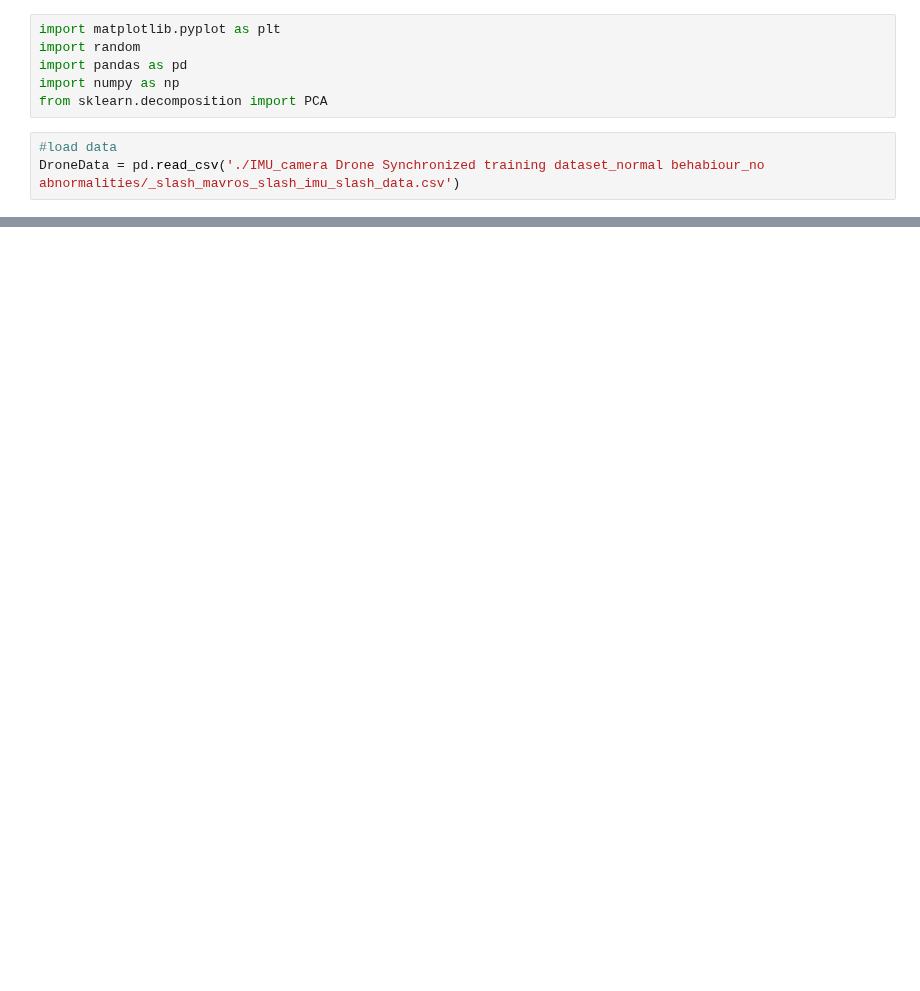
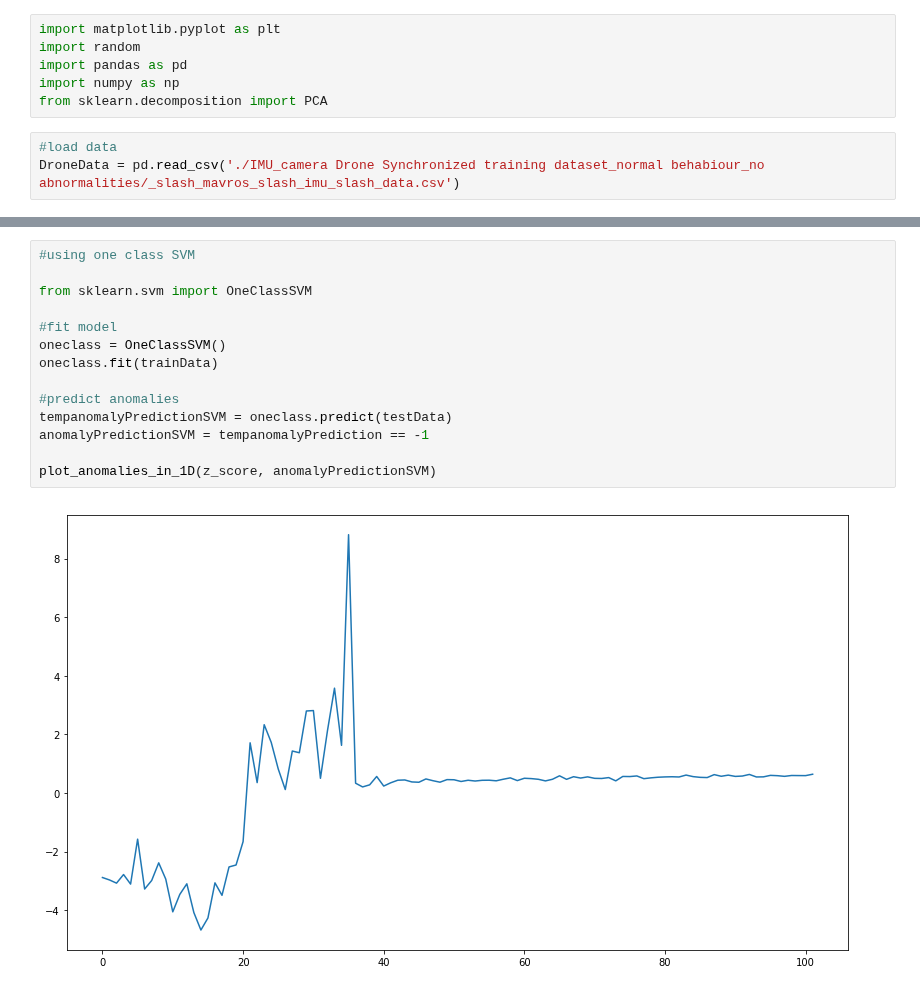
Before and after one commit to pratikluitel/SP-Cup, a Jupyter notebook: testingAlgos.ipynb, the cells around one changed output, grey strips where cells are left out. Drawn from its saved outputs; the diff is of its cells as text; blank space fills up the shorter version.

```diff
--- a/testingAlgos.ipynb
+++ b/testingAlgos.ipynb
@@ -64,0 +68,16 @@ plot_anomalies_in_1D(z_score, anomalyPrediction)
+# %%
+#using one class SVM
+
+from sklearn.svm import OneClassSVM
+
+#fit model
+oneclass = OneClassSVM()
+oneclass.fit(trainData)
+
+#predict anomalies
+tempanomalyPredictionSVM = oneclass.predict(testData)
+anomalyPredictionSVM = tempanomalyPrediction == -1
+
+plot_anomalies_in_1D(z_score, anomalyPredictionSVM)
+# %% [output]
+[figure, added]
```
Also changed, not shown: parts of 4 cells of this notebook, 2 other files.
